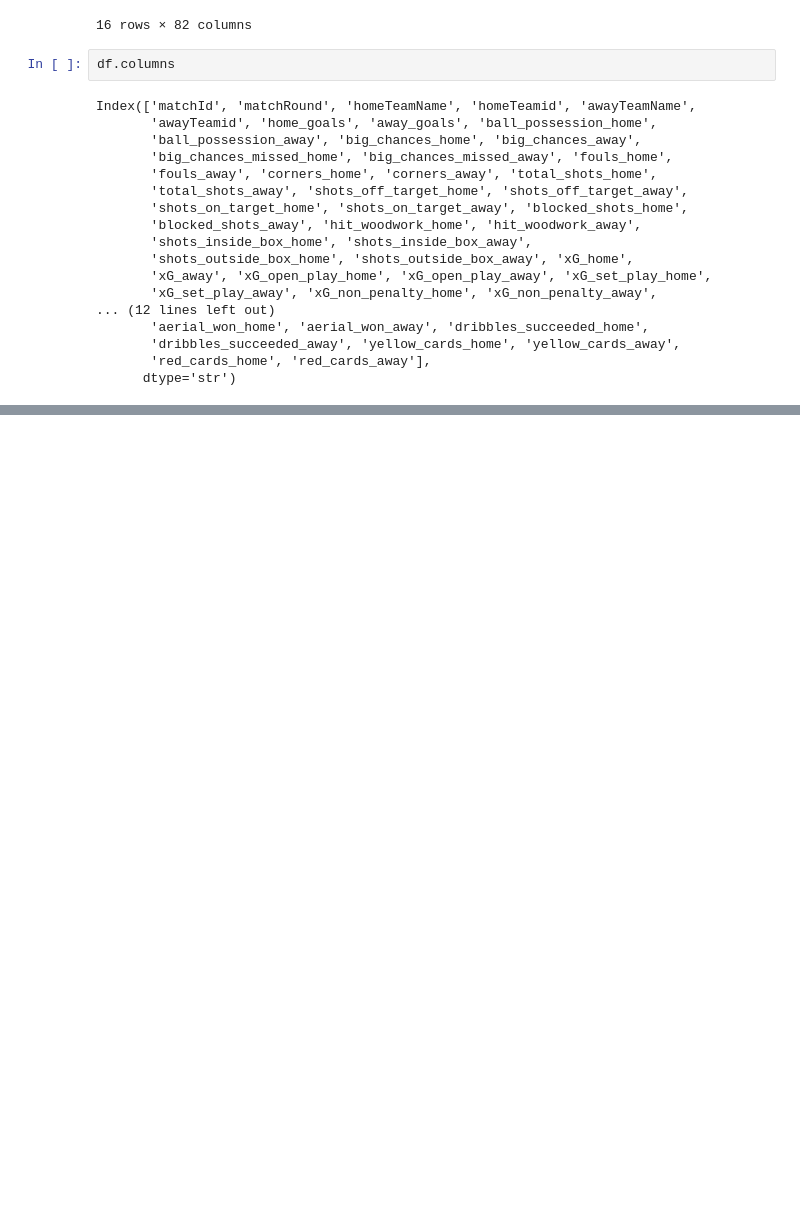
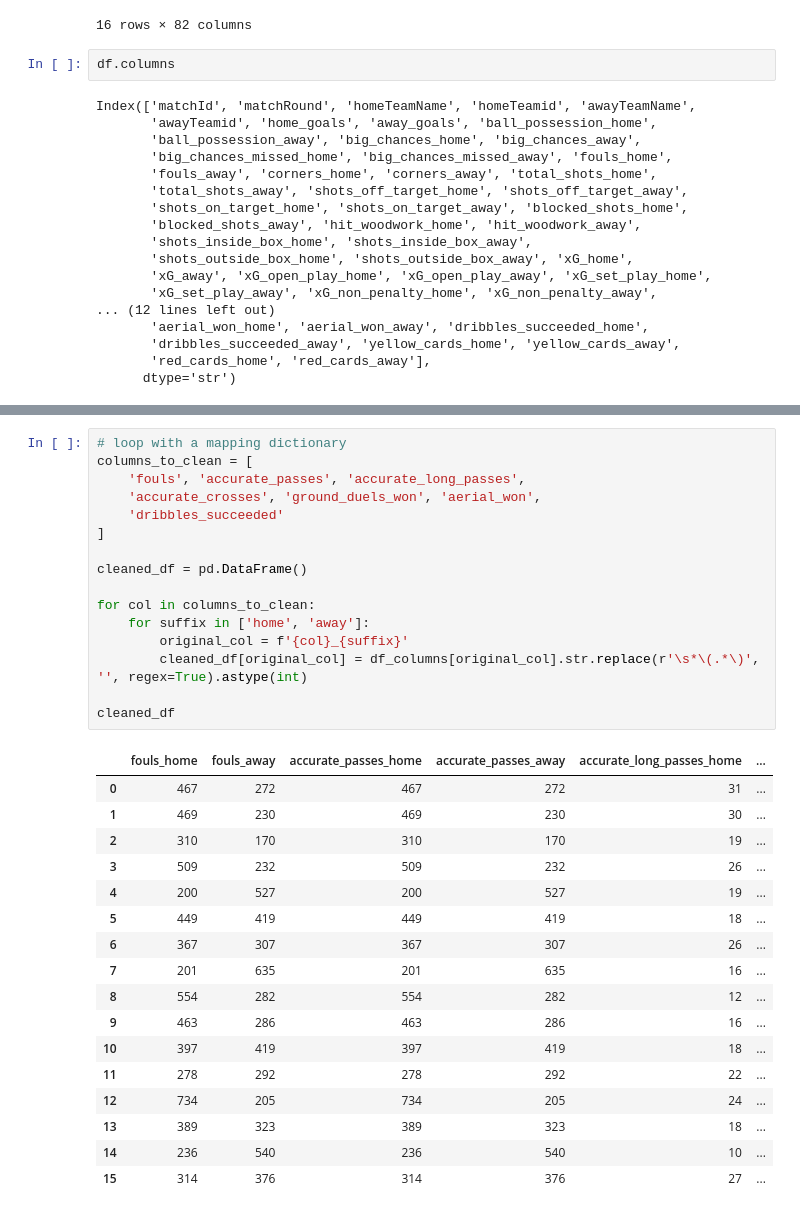
Before and after one commit to bolaxel/wcup26, a Jupyter notebook: cleaning.ipynb, the cells around one changed output, grey strips where cells are left out. Drawn from its saved outputs; the diff is of its cells as text; blank space fills up the shorter version.

```diff
--- a/cleaning.ipynb
+++ b/cleaning.ipynb
@@ -266,0 +326,34 @@ result
+# %%
+# loop with a mapping dictionary
+columns_to_clean = [
+    'fouls', 'accurate_passes', 'accurate_long_passes',
+    'accurate_crosses', 'ground_duels_won', 'aerial_won',
+    'dribbles_succeeded'
+]
+
+cleaned_df = pd.DataFrame()
+
+for col in columns_to_clean:
+    for suffix in ['home', 'away']:
+        original_col = f'{col}_{suffix}'
+        cleaned_df[original_col] = df_columns[original_col].str.replace(r'\s*\(.*\)', '', regex=True).astype(int)
+
+cleaned_df
+# %% [output]
+|  | fouls_home | fouls_away | accurate_passes_home | accurate_passes_away | accurate_long_passes_home | ... |
+| 0 | 467 | 272 | 467 | 272 | 31 | ... |
+| 1 | 469 | 230 | 469 | 230 | 30 | ... |
+| 2 | 310 | 170 | 310 | 170 | 19 | ... |
+| 3 | 509 | 232 | 509 | 232 | 26 | ... |
+| 4 | 200 | 527 | 200 | 527 | 19 | ... |
+| 5 | 449 | 419 | 449 | 419 | 18 | ... |
+| 6 | 367 | 307 | 367 | 307 | 26 | ... |
+| 7 | 201 | 635 | 201 | 635 | 16 | ... |
+| 8 | 554 | 282 | 554 | 282 | 12 | ... |
+| 9 | 463 | 286 | 463 | 286 | 16 | ... |
+| 10 | 397 | 419 | 397 | 419 | 18 | ... |
+| 11 | 278 | 292 | 278 | 292 | 22 | ... |
+| 12 | 734 | 205 | 734 | 205 | 24 | ... |
+| 13 | 389 | 323 | 389 | 323 | 18 | ... |
+| 14 | 236 | 540 | 236 | 540 | 10 | ... |
+| 15 | 314 | 376 | 314 | 376 | 27 | ... |
```
Also changed, not shown: parts of 7 cells of this notebook.
